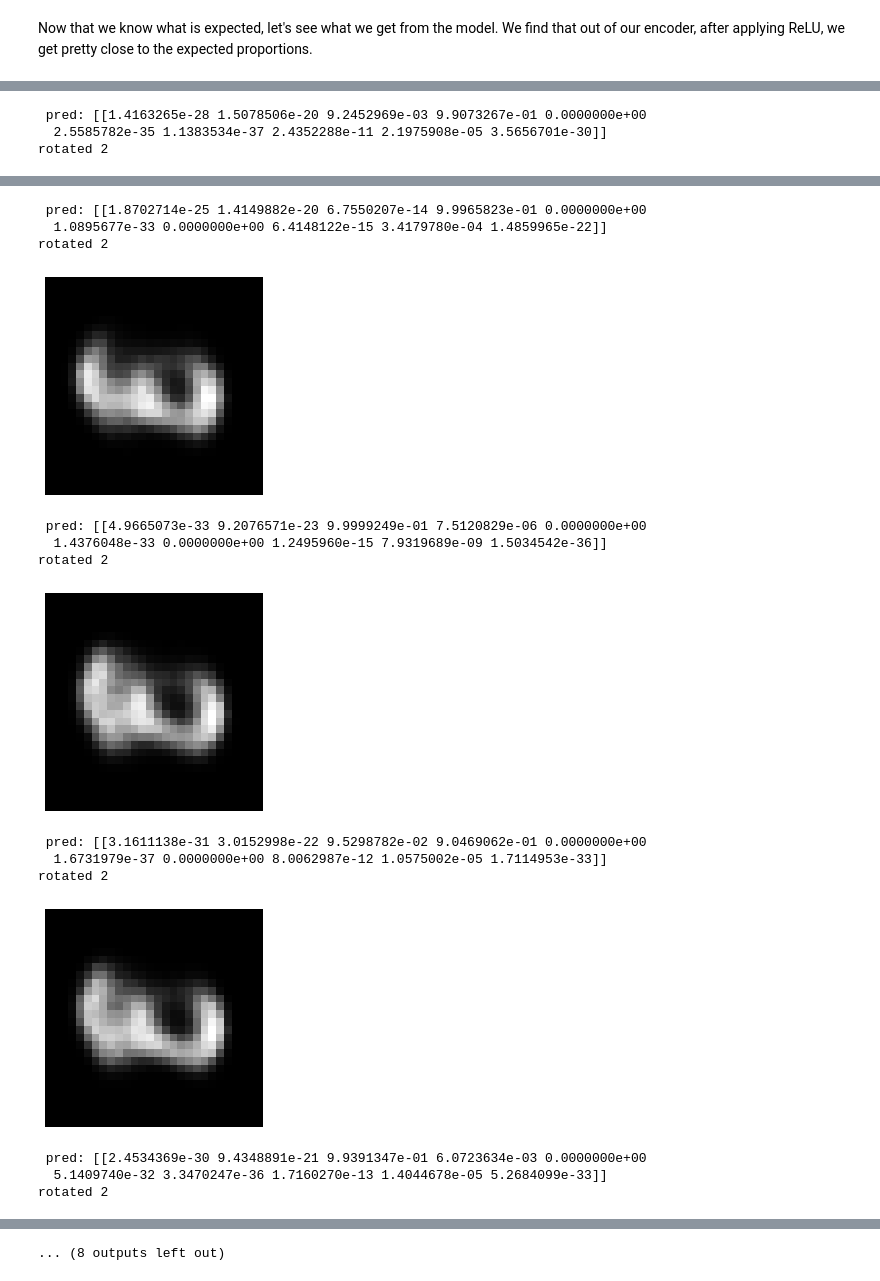
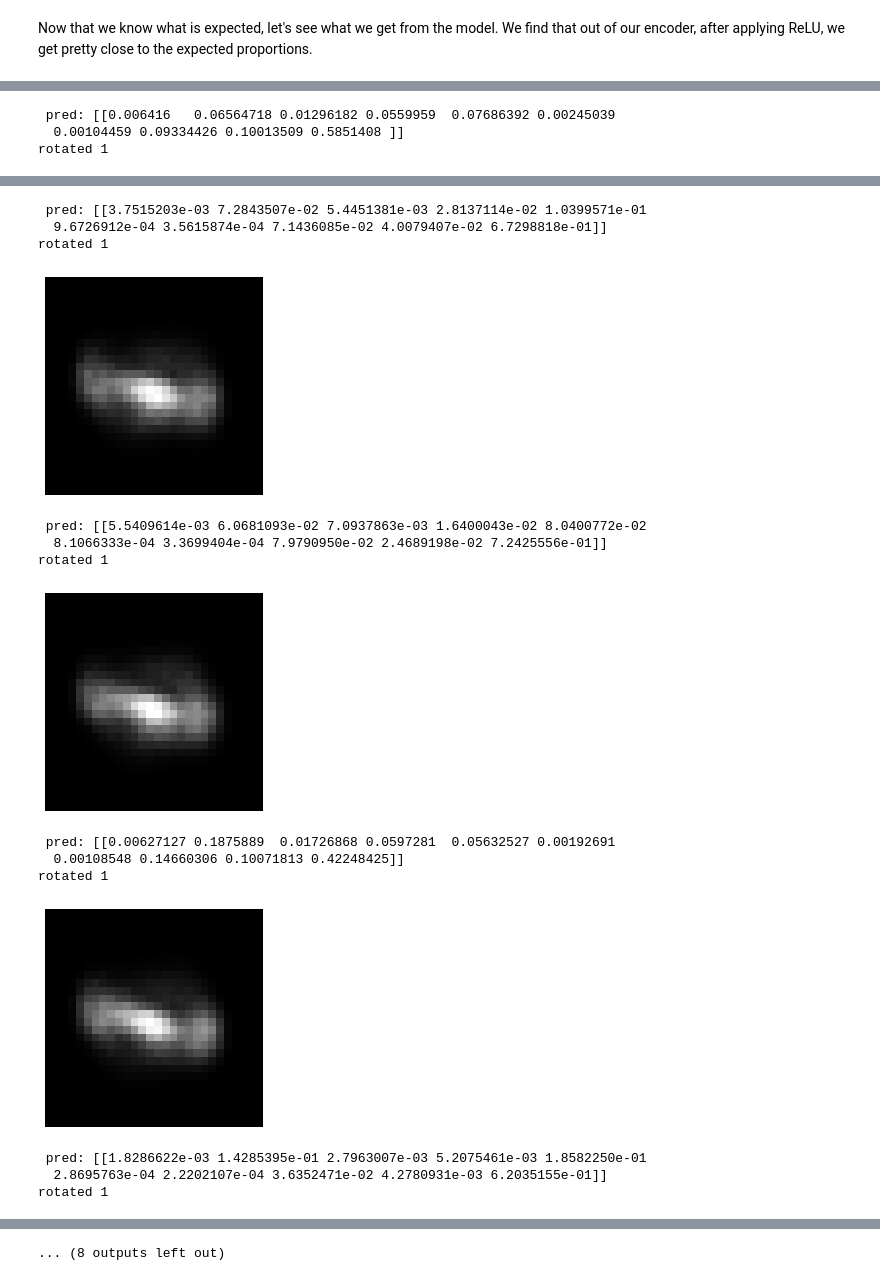
Before and after one commit to suraj-adewale/sc_bulk_ood, a Jupyter notebook: experiments/DIVA_stacked_mnist.ipynb, the cells around one changed output, grey strips where cells are left out. Cells and saved outputs as stored; diff of their text form; code cells hidden in the pictures.

```diff
--- a/experiments/DIVA_stacked_mnist.ipynb
+++ b/experiments/DIVA_stacked_mnist.ipynb
@@ -525,3 +499,33 @@ label_train_no3rot = np.concatenate((label_train_unrot, label_train_rot_no3))
+# %%
+##################################################
+#####. Design the experiment
+##################################################
+
+
+X_train_unrot = X_stack_train
+Y_train_unrot = Y_stack_train
+label_train_unrot = to_categorical(np.concatenate([np.ones(1), np.zeros(Y_stack_train.shape[0])]))
+label_train_unrot = label_train_unrot[1:label_train_unrot.shape[0]]
+
+sample_size = 10000
+rand_idx = np.random.choice(X_stack_train.shape[0], size=sample_size, replace=False)
+X_rot_no1 = X_stack_train_r_no1[rand_idx,:]
+y_rot_no1 = Y_stack_train_r_no1[rand_idx,:]
+label_rot_no1 = to_categorical(np.concatenate([np.zeros(1), np.ones(Y_stack_train_r_no1.shape[0])]))
+label_rot_no1 = label_rot_no1[1:label_rot_no1.shape[0]]
+label_rot_no1 = label_rot_no1[rand_idx,:]
+
+sample_size = 190000
+rand_idx = np.random.choice(X_stack_train.shape[0], size=sample_size, replace=False)
+X_rot = X_stack_train_r[rand_idx,:]
+y_rot = Y_stack_train_r[rand_idx,:]
+label_rot = to_categorical(np.concatenate([np.zeros(1), np.ones(Y_stack_train_r_no1.shape[0])]))
+label_rot = label_rot[1:label_rot.shape[0]]
+label_rot = label_rot[rand_idx,:]
+
+X_train_no3rot = np.concatenate((X_train_unrot, X_rot_no1, X_rot))
+Y_train_no3rot = np.concatenate((Y_train_unrot, y_rot_no1, y_rot))
+label_train_no3rot = np.concatenate((label_train_unrot, label_rot_no1, label_rot))
 # %% [markdown]
 Now train
 # %%
@@ -948,7 +981,7 @@ classification_model.add(Dense(10, activation='softmax'))
 classification_model.compile(optimizer='adam',loss='sparse_categorical_crossentropy',metrics=['accuracy'])
 
 #training the model
-classification_model.fit(x_train_r,Y_train_r,epochs=5)
+classification_model.fit(X_train_r,Y_train_r,epochs=5)
 # %% [output]
 WARNING:tensorflow:Please add `keras.layers.InputLayer` instead of `keras.Input` to Sequential model. `keras.Input` is intended to be used by Functional model.
 Train on 60000 samples
@@ -975,7 +1008,7 @@ acc = []
 for digit_idx in range(0, num_digits):
   num_correct = 0
   for idx_rep in range(0, num_rep):
-    z_0_digit = sample_digit(digit_idx, Y_test, 2**3, rotate=rotate_val)
+    z_0_digit = sample_digit(digit_idx, Y_test, 2**4, rotate=rotate_val)
     digit_img = digit_idx
 
     keep_rot_idx = Y_full_test[:,digit_img] > 0.9
@@ -1003,5 +1036,5 @@ print(acc)
 # %%
-digit_idx=2
+digit_idx=1
 for idx_rep in range(0, 10):
   z_0_digit = sample_digit(digit_idx, Y_test, 2**3, rotate=rotate_val)
   digit_img = digit_idx
@@ -1030,3 +1063,3 @@ rotated 2
- pred: [[1.4163265e-28 1.5078506e-20 9.2452969e-03 9.9073267e-01 0.0000000e+00
-  2.5585782e-35 1.1383534e-37 2.4352288e-11 2.1975908e-05 3.5656701e-30]]
-rotated 2
+ pred: [[0.006416   0.06564718 0.01296182 0.0559959  0.07686392 0.00245039
+  0.00104459 0.09334426 0.10013509 0.5851408 ]]
+rotated 1
@@ -1034,15 +1067,15 @@ rotated 2
- pred: [[1.8702714e-25 1.4149882e-20 6.7550207e-14 9.9965823e-01 0.0000000e+00
-  1.0895677e-33 0.0000000e+00 6.4148122e-15 3.4179780e-04 1.4859965e-22]]
-rotated 2
+ pred: [[3.7515203e-03 7.2843507e-02 5.4451381e-03 2.8137114e-02 1.0399571e-01
+  9.6726912e-04 3.5615874e-04 7.1436085e-02 4.0079407e-02 6.7298818e-01]]
+rotated 1
-[figure, old version]
+[figure, new version]
- pred: [[4.9665073e-33 9.2076571e-23 9.9999249e-01 7.5120829e-06 0.0000000e+00
-  1.4376048e-33 0.0000000e+00 1.2495960e-15 7.9319689e-09 1.5034542e-36]]
-rotated 2
+ pred: [[5.5409614e-03 6.0681093e-02 7.0937863e-03 1.6400043e-02 8.0400772e-02
+  8.1066333e-04 3.3699404e-04 7.9790950e-02 2.4689198e-02 7.2425556e-01]]
+rotated 1
-[figure, old version]
+[figure, new version]
- pred: [[3.1611138e-31 3.0152998e-22 9.5298782e-02 9.0469062e-01 0.0000000e+00
-  1.6731979e-37 0.0000000e+00 8.0062987e-12 1.0575002e-05 1.7114953e-33]]
-rotated 2
+ pred: [[0.00627127 0.1875889  0.01726868 0.0597281  0.05632527 0.00192691
+  0.00108548 0.14660306 0.10071813 0.42248425]]
+rotated 1
-[figure, old version]
+[figure, new version]
- pred: [[2.4534369e-30 9.4348891e-21 9.9391347e-01 6.0723634e-03 0.0000000e+00
-  5.1409740e-32 3.3470247e-36 1.7160270e-13 1.4044678e-05 5.2684099e-33]]
-rotated 2
+ pred: [[1.8286622e-03 1.4285395e-01 2.7963007e-03 5.2075461e-03 1.8582250e-01
+  2.8695763e-04 2.2202107e-04 3.6352471e-02 4.2780931e-03 6.2035155e-01]]
+rotated 1
```
Also changed, not shown: parts of 20 cells of this notebook, 2 other files.
